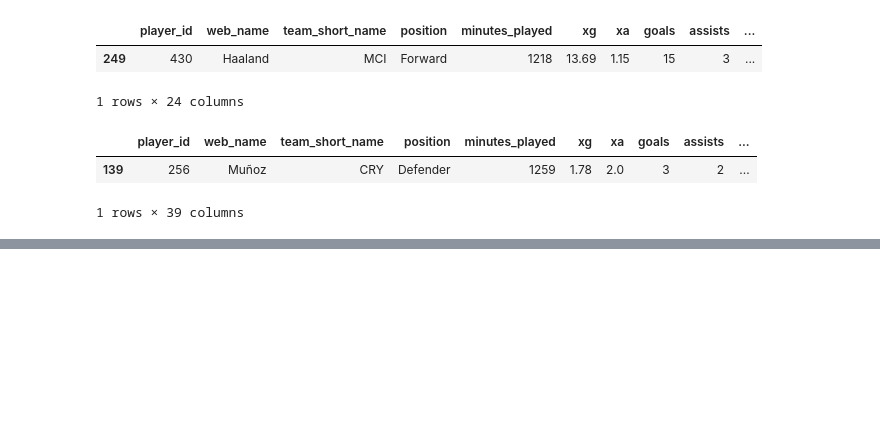
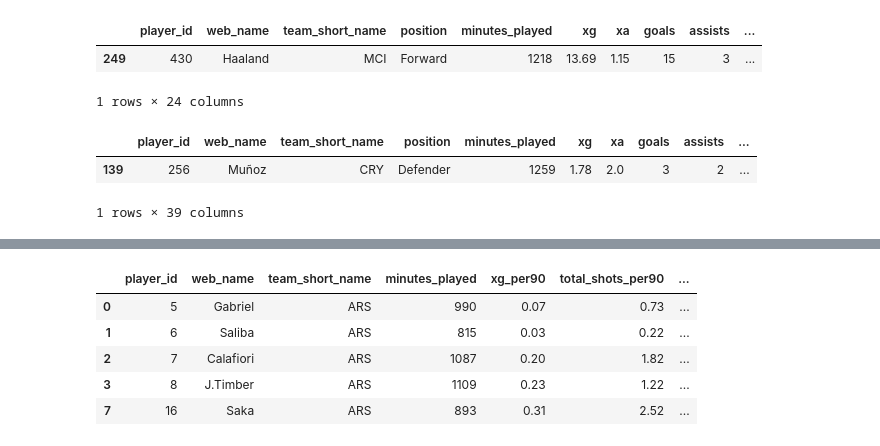
Before and after one commit to dmnarula/football-ds-learning, a Jupyter notebook: week4-modeling/Week4_Modeling.ipynb, the cells around one changed output, grey strips where cells are left out. Saved outputs shown, nothing was run; the diff lists cells and outputs as text; code cells hidden in the pictures; blank space fills up the shorter version.

```diff
--- a/week4-modeling/Week4_Modeling.ipynb
+++ b/week4-modeling/Week4_Modeling.ipynb
@@ -386,0 +393,34 @@ df_season_xg_model.head()
+# %%
+# Defining columns
+features = xg_cols[1:]
+pos_cols = [col for col in model_df.columns if col.startswith("position_")]
+
+# Creating X and y
+X = model_df[features + pos_cols]
+y = model_df["xg_per90"]
+# %%
+# Train/test split
+from sklearn.model_selection import train_test_split
+X_train, X_test, y_train, y_test = train_test_split(
+    X, y, test_size = 0.2, random_state=42
+)
+
+# Fit linear regression
+from sklearn.linear_model import LinearRegression
+model = LinearRegression()
+model.fit(X_train, y_train)
+
+# Evaluate
+train_r2 = model.score(X_train, y_train)
+test_r2 = model.score(X_test, y_test)
+
+train_r2, test_r2
+
+# Coefficients
+
+coef_df = pd.DataFrame({
+    "feature": X.columns,
+    "coefficient": model.coef_.round(2)
+}).sort_values(by="coefficient", ascending=False)
+
+coef_df
@@ -386,0 +435,12 @@ df_season_xg_model.head()
+# %%
+# Residuals
+model_df["pred_xg_per90"] = model.predict(X).round(2)
+model_df["residual"] = model_df["xg_per90"] - model_df["pred_xg_per90"]
+model_df.head()
+# %% [output]
+|  | player_id | web_name | team_short_name | minutes_played | xg_per90 | total_shots_per90 | ... |
+| 0 | 5 | Gabriel | ARS | 990 | 0.07 | 0.73 | ... |
+| 1 | 6 | Saliba | ARS | 815 | 0.03 | 0.22 | ... |
+| 2 | 7 | Calafiori | ARS | 1087 | 0.20 | 1.82 | ... |
+| 3 | 8 | J.Timber | ARS | 1109 | 0.23 | 1.22 | ... |
+| 7 | 16 | Saka | ARS | 893 | 0.31 | 2.52 | ... |
```
Also changed, not shown: parts of 4 cells of this notebook.
